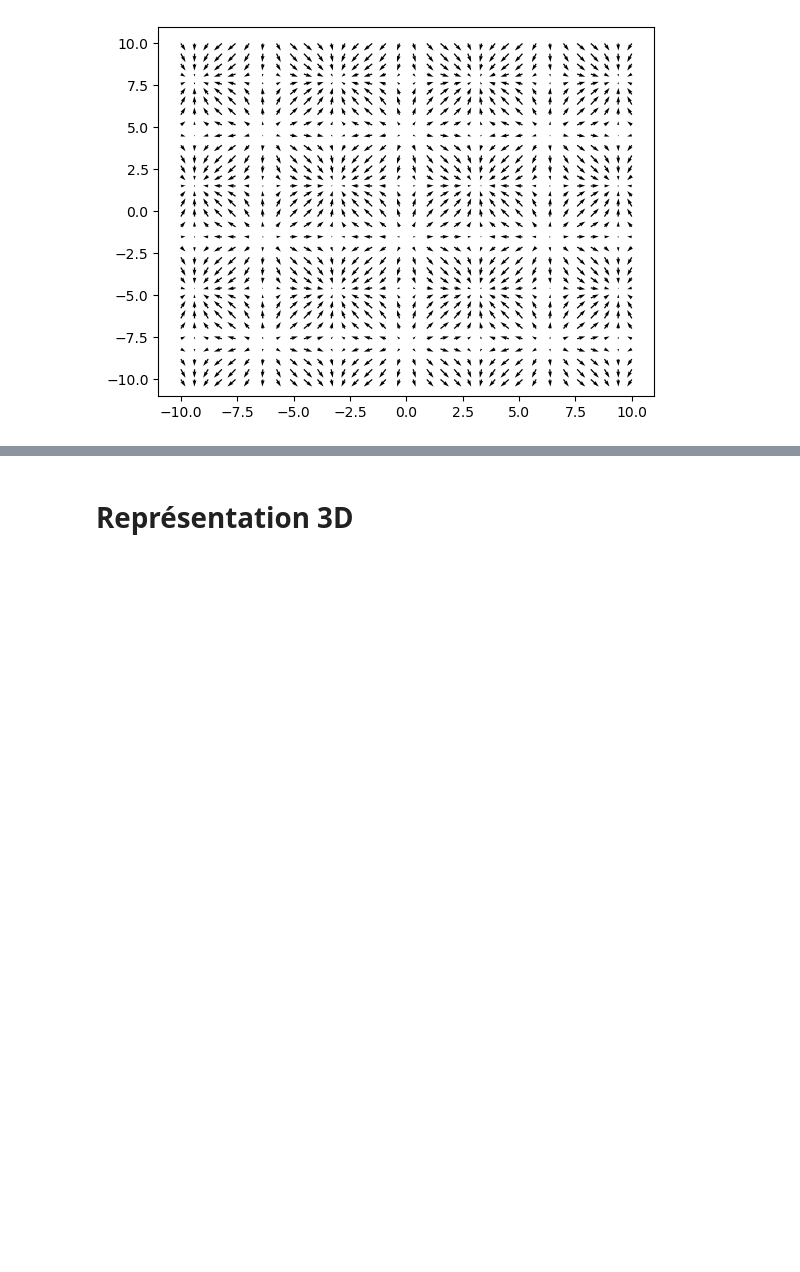
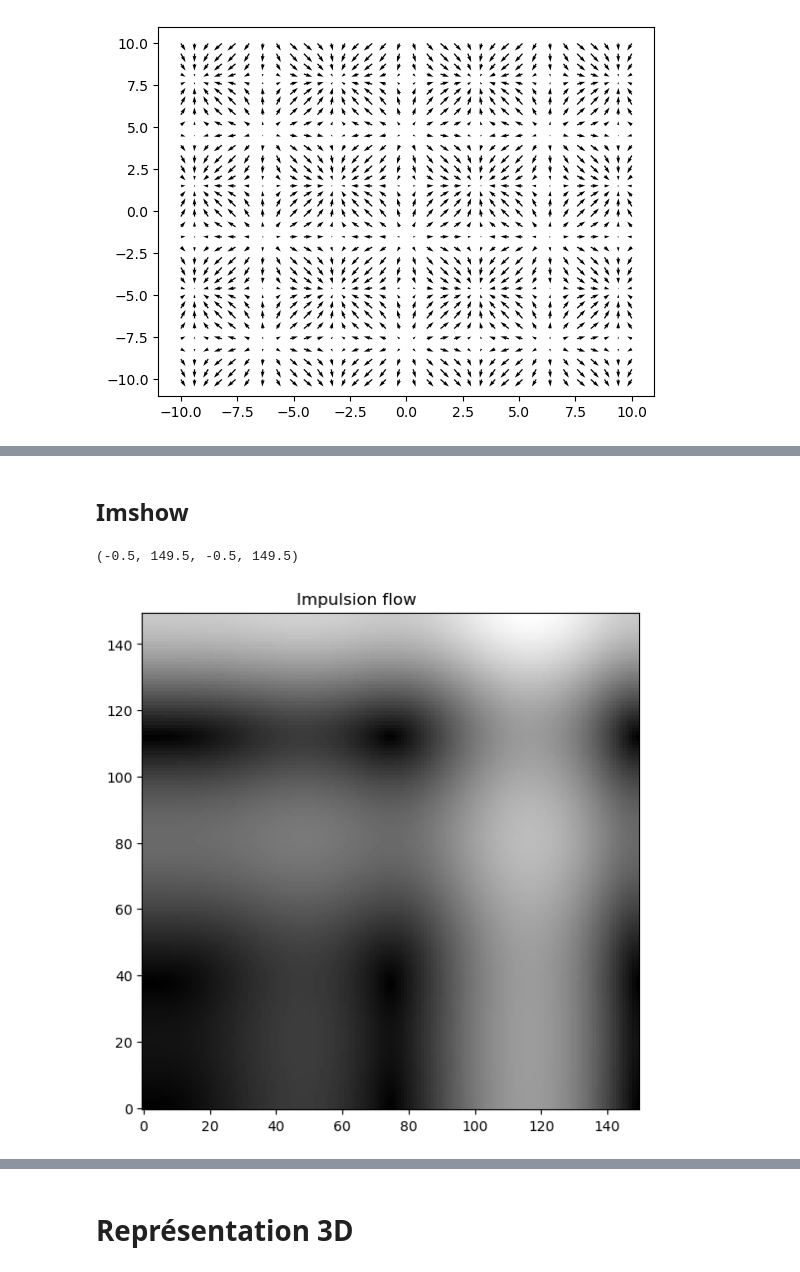
Before and after one commit to Brice-KENGNI-ZANGUIM/Python-pour-les-Mathematiques, a Jupyter notebook: Visualiser un champ de vecteurs.ipynb, the cells around one changed output, grey strips where cells are left out. Drawn from its saved outputs; the diff is of its cells as text; code cells hidden in the pictures; blank space fills up the shorter version.

```diff
--- a/Visualiser un champ de vecteurs.ipynb
+++ b/Visualiser un champ de vecteurs.ipynb
@@ -85,0 +120,20 @@ plt.quiver( mesh_position_x, mesh_position_y , vecteur_x ,  vecteur_y, width= n*
+# %% [markdown]
+<h2>  <strong>  Imshow
+# %%
+n = 150
+x_r, y_r = np.linspace( 0 , 2*np.pi , n ), np.linspace( 0, 2*np.pi , n )
+x , y = np.meshgrid(  x_r , y_r )
+
+f_x , f_y = x*np.sin(x) , y*np.cos(y)
+f_mag = np.sqrt( f_x**2 + f_y**2 )
+
+plt.figure(figsize = ( 6.5, 6.5))
+plt.imshow( f_mag , origin ="lower" ,cmap ='gray')
+plt.title("Impulsion flow             ")
+
+plt.axis("scaled")
+#plt.xlim(-.5,6.8)
+#plt.ylim(-.5,6.8)
+# %% [output]
+(-0.5, 149.5, -0.5, 149.5)
+[figure, added]
```
Also changed, not shown: parts of 9 cells of this notebook.
